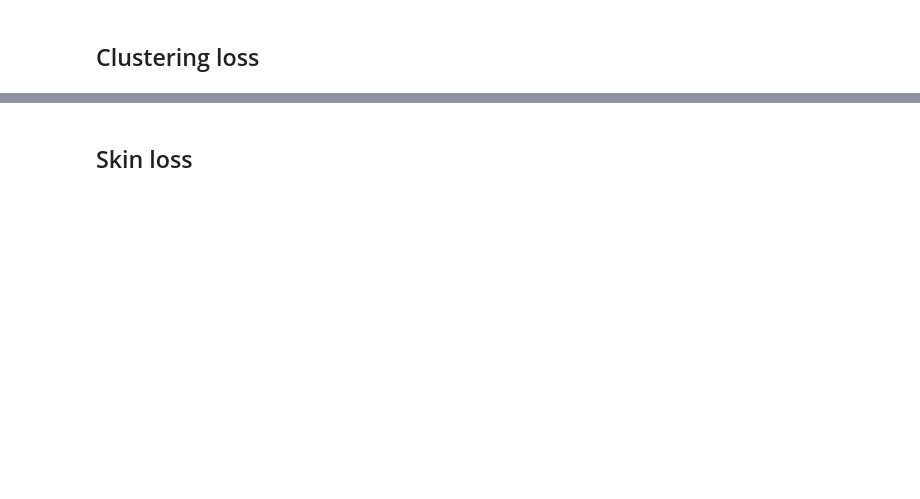
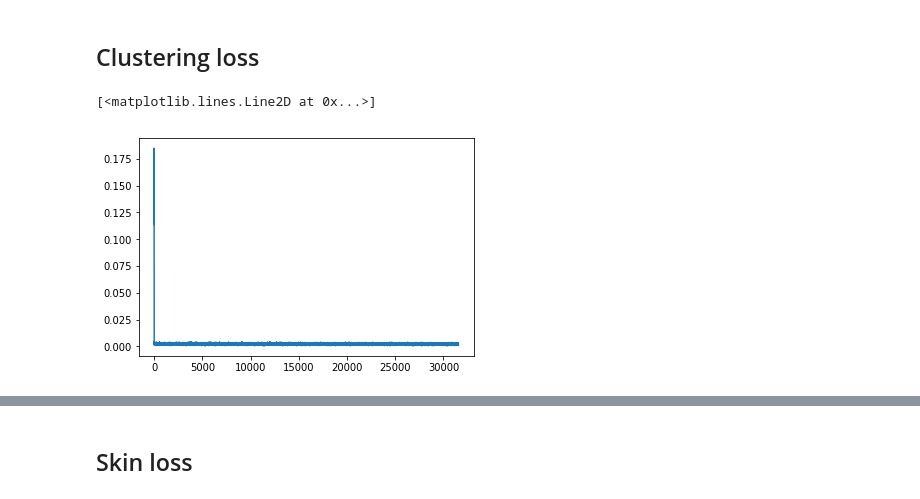
Before and after one commit to rmulton/dl_project, a Jupyter notebook: exploitation.ipynb, the cells around one changed output, grey strips where cells are left out. Cells and saved outputs as stored; diff of their text form; code cells hidden in the pictures; blank space fills up the shorter version.

```diff
--- a/exploitation.ipynb
+++ b/exploitation.ipynb
@@ -20,16 +20,17 @@ for i in range(10):
     loss["loss_train"][i] = L[i]["loss_train"][i]
     loss["loss_val"][i] = L[i]["loss_val"][i]
 # %%
+#Loss train
 loss_train = []
 loss_val = []
 for epoch in loss["loss_train"]:
     loss_train += loss["loss_train"][epoch]
 
-for epoch in loss["loss_val"]:
-    loss_val += loss["loss_val"][epoch]
-
 abs_train = [i for i in range(0, len(loss_train))]
 plt.plot(abs_train, loss_train)
+# %% [output]
+[<matplotlib.lines.Line2D at 0x...>]
+[figure, added]
 # %%
 #Loss val
 loss_val_epoch=[]
```
Also changed, not shown: parts of 4 cells of this notebook.
